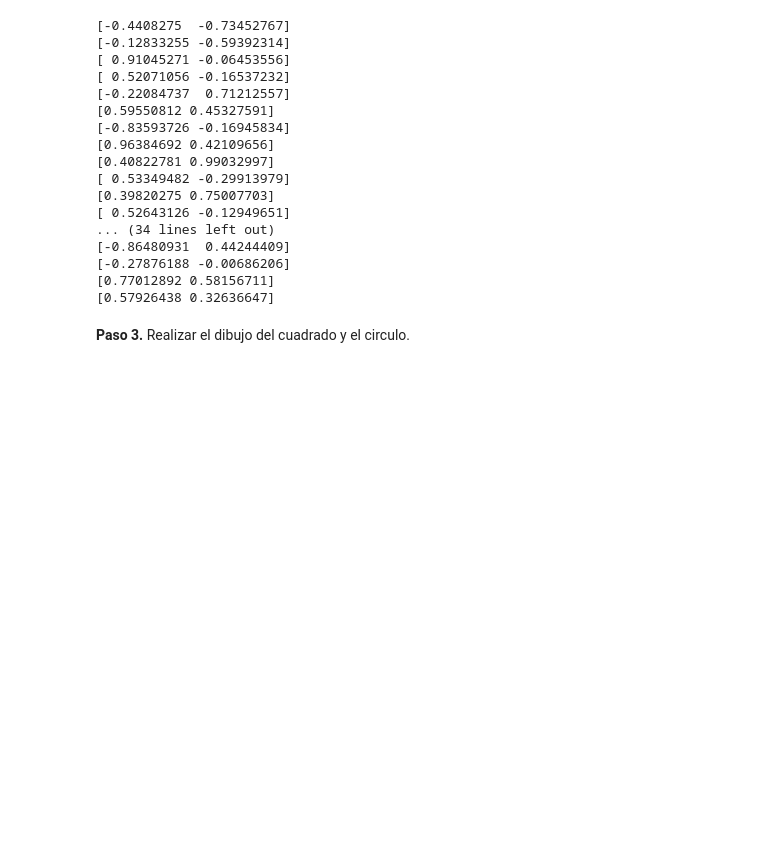
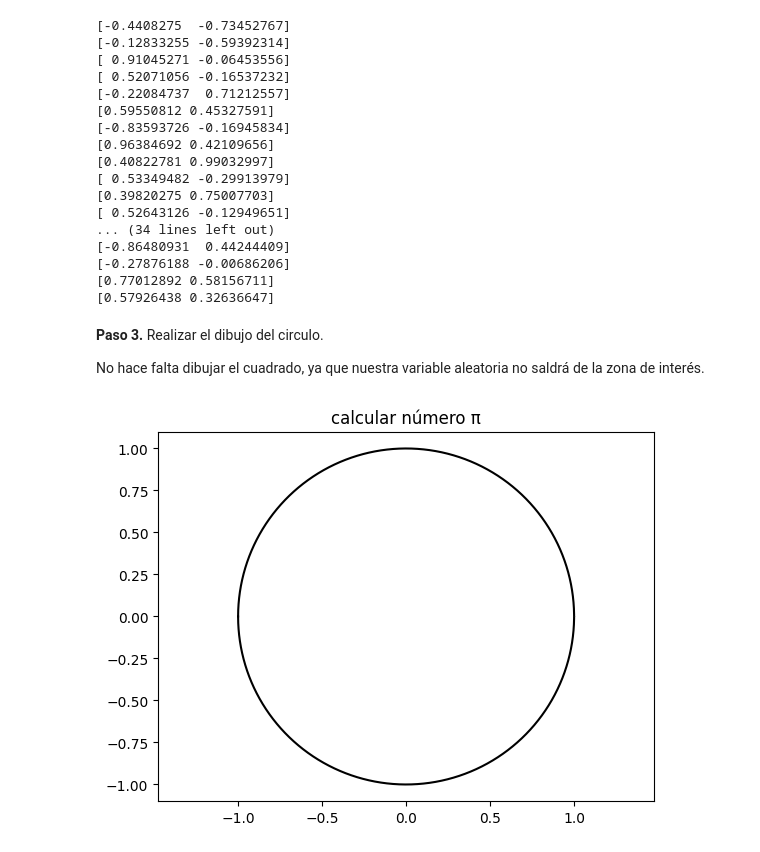
Before and after one commit to AyaxYordi/Simulacion-2---2024, a Jupyter notebook: Número_pi.ipynb, the cells around one changed output. Drawn from its saved outputs; the diff is of its cells as text; code cells hidden in the pictures; blank space fills up the shorter version.

```diff
--- a/Número_pi.ipynb
+++ b/Número_pi.ipynb
@@ -92,5 +92,25 @@ for i in range(50):
 [-0.27876188 -0.00686206]
 [0.77012892 0.58156711]
 [0.57926438 0.32636647]
-# %% [markdown]
-**Paso 3.** Realizar el dibujo del cuadrado y el circulo.
+# %% [markdown]
+**Paso 3.** Realizar el dibujo del circulo.
+
+No hace falta dibujar el cuadrado, ya que nuestra variable aleatoria no saldrá de la zona de interés.
+# %%
+import matplotlib.pyplot as plt
+import numpy as np
+
+fig, ax = plt.subplots()
+
+g1 = lambda x: np.sqrt(1-x**2)
+g2 = lambda x: -np.sqrt(1-x**2)
+
+x1 = np.arange(-1,1,0.00001)
+
+plt.plot(x1,g1(x1),color = "black")
+plt.plot(x1,g2(x1),c = 'black')
+plt.title('calcular número π')
+plt.axis('equal')
+plt.show()
+# %% [output]
+[figure, added]
```
Also changed, not shown: parts of 5 cells of this notebook.
